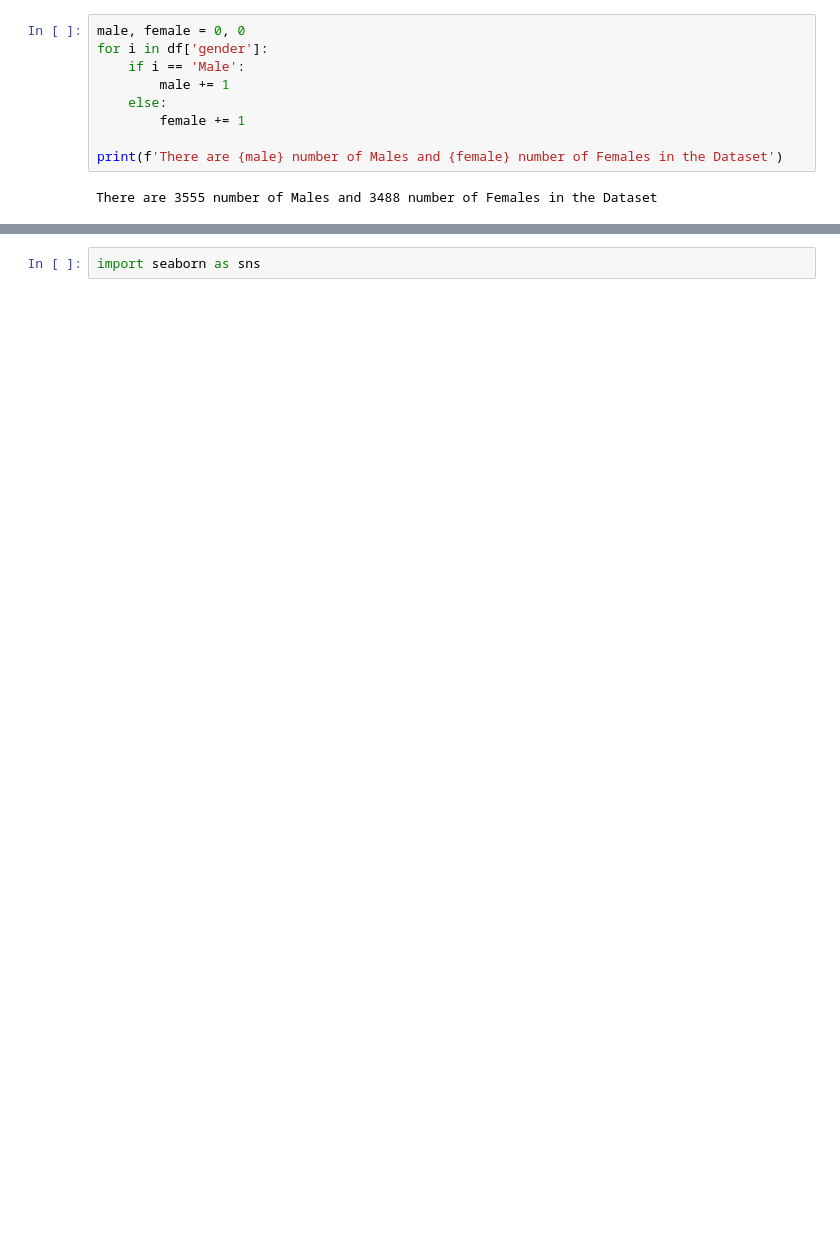
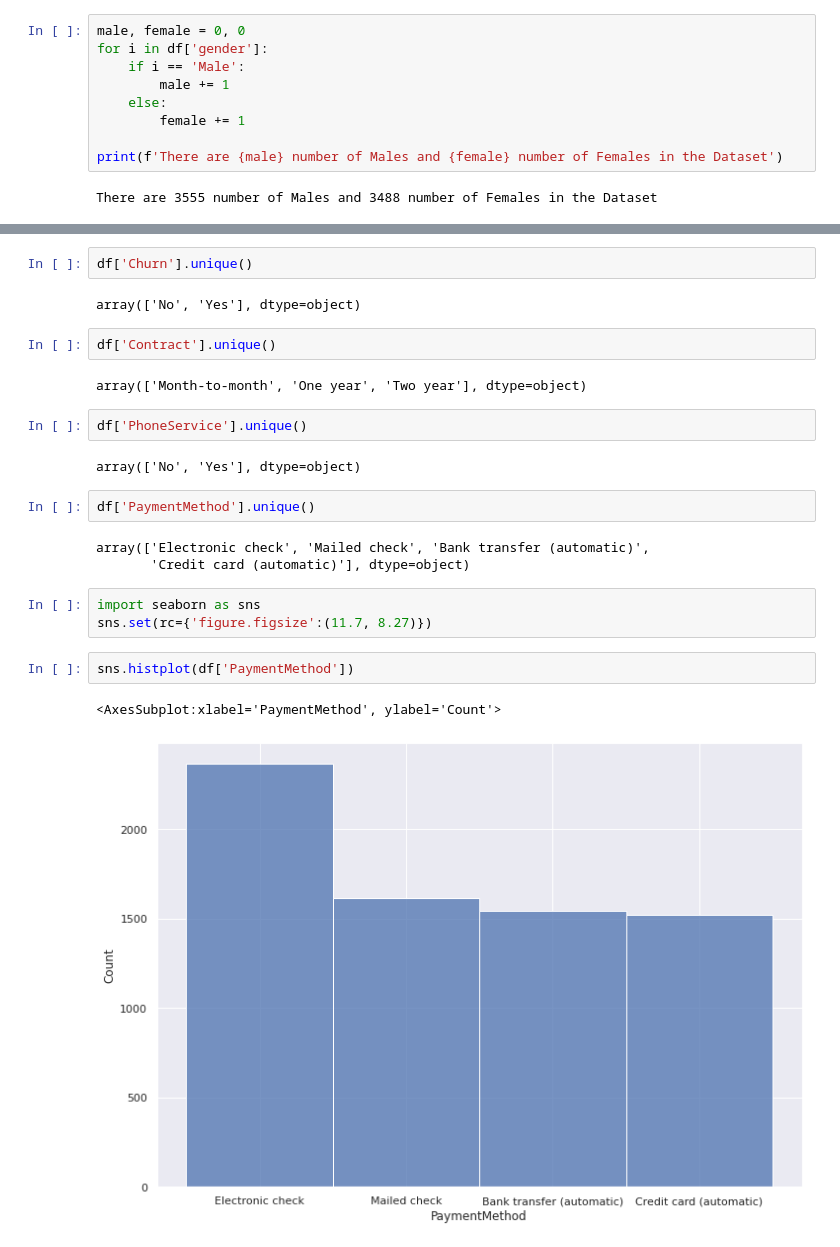
Before and after one commit to swaksh-war/EDA-Project, a Jupyter notebook: edaproject.ipynb, the cells around one changed output, grey strips where cells are left out. Saved outputs shown, nothing was run; the diff lists cells and outputs as text; blank space fills up the shorter version.

```diff
--- a/edaproject.ipynb
+++ b/edaproject.ipynb
@@ -161,2 +140,25 @@ Total number of exited person 1869 and total number of not exited person 5174
+# %%
+df['Churn'].unique()
+# %% [output]
+array(['No', 'Yes'], dtype=object)
+# %%
+df['Contract'].unique()
+# %% [output]
+array(['Month-to-month', 'One year', 'Two year'], dtype=object)
+# %%
+df['PhoneService'].unique()
+# %% [output]
+array(['No', 'Yes'], dtype=object)
+# %%
+df['PaymentMethod'].unique()
+# %% [output]
+array(['Electronic check', 'Mailed check', 'Bank transfer (automatic)',
+       'Credit card (automatic)'], dtype=object)
 # %%
 import seaborn as sns
+sns.set(rc={'figure.figsize':(11.7, 8.27)})
+# %%
+sns.histplot(df['PaymentMethod'])
+# %% [output]
+<AxesSubplot:xlabel='PaymentMethod', ylabel='Count'>
+[figure, added]
```
Also changed, not shown: parts of 16 cells of this notebook.
